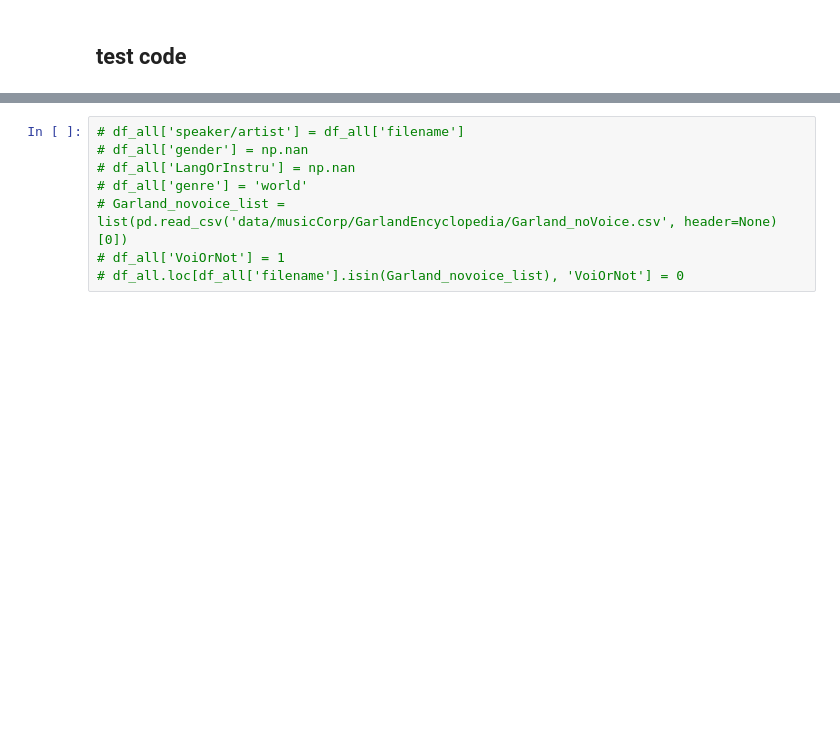
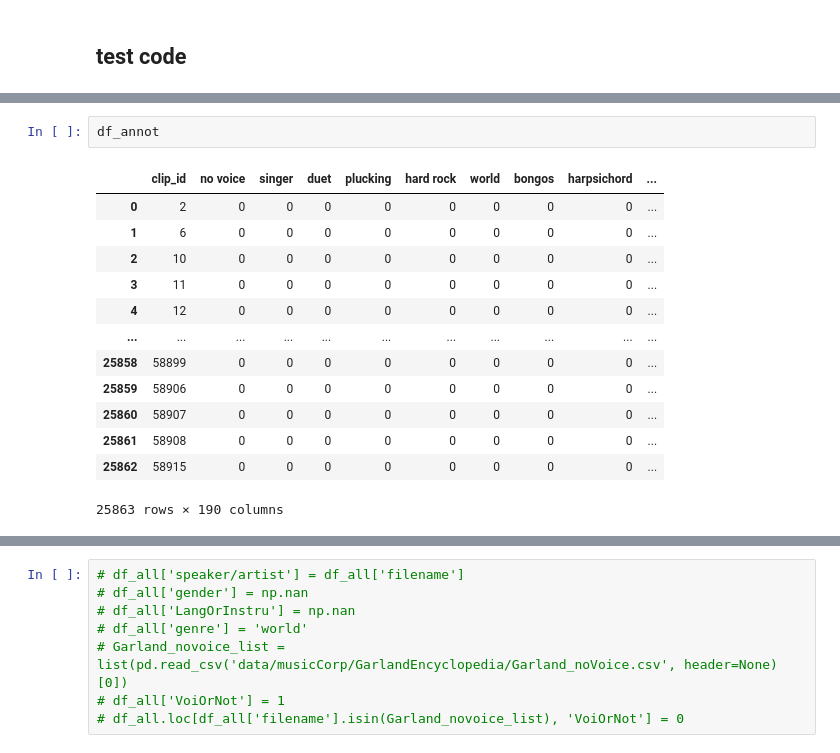
Before and after one commit to curlsloth/MusicSpeech-STM, a Jupyter notebook: STM03_build_meta_data.ipynb, the cells around one changed output, grey strips where cells are left out. Cells and saved outputs as stored; diff of their text form; blank space fills up the shorter version.

```diff
--- a/STM03_build_meta_data.ipynb
+++ b/STM03_build_meta_data.ipynb
@@ -535,0 +459,16 @@ df_all
+# %%
+df_annot
+# %% [output]
+|  | clip_id | no voice | singer | duet | plucking | hard rock | world | bongos | harpsichord | ... |
+| 0 | 2 | 0 | 0 | 0 | 0 | 0 | 0 | 0 | 0 | ... |
+| 1 | 6 | 0 | 0 | 0 | 0 | 0 | 0 | 0 | 0 | ... |
+| 2 | 10 | 0 | 0 | 0 | 0 | 0 | 0 | 0 | 0 | ... |
+| 3 | 11 | 0 | 0 | 0 | 0 | 0 | 0 | 0 | 0 | ... |
+| 4 | 12 | 0 | 0 | 0 | 0 | 0 | 0 | 0 | 0 | ... |
+| ... | ... | ... | ... | ... | ... | ... | ... | ... | ... | ... |
+| 25858 | 58899 | 0 | 0 | 0 | 0 | 0 | 0 | 0 | 0 | ... |
+| 25859 | 58906 | 0 | 0 | 0 | 0 | 0 | 0 | 0 | 0 | ... |
+| 25860 | 58907 | 0 | 0 | 0 | 0 | 0 | 0 | 0 | 0 | ... |
+| 25861 | 58908 | 0 | 0 | 0 | 0 | 0 | 0 | 0 | 0 | ... |
+| 25862 | 58915 | 0 | 0 | 0 | 0 | 0 | 0 | 0 | 0 | ... |
+25863 rows × 190 columns
```
Also changed, not shown: parts of 14 cells of this notebook.
